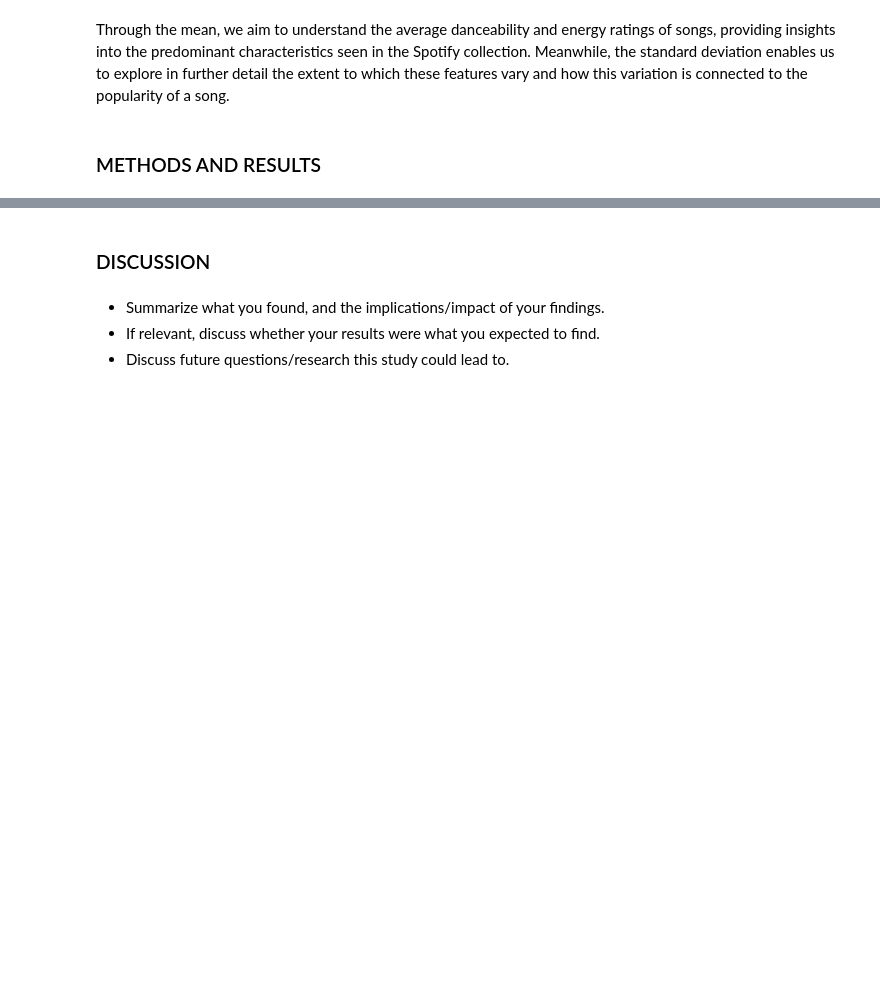
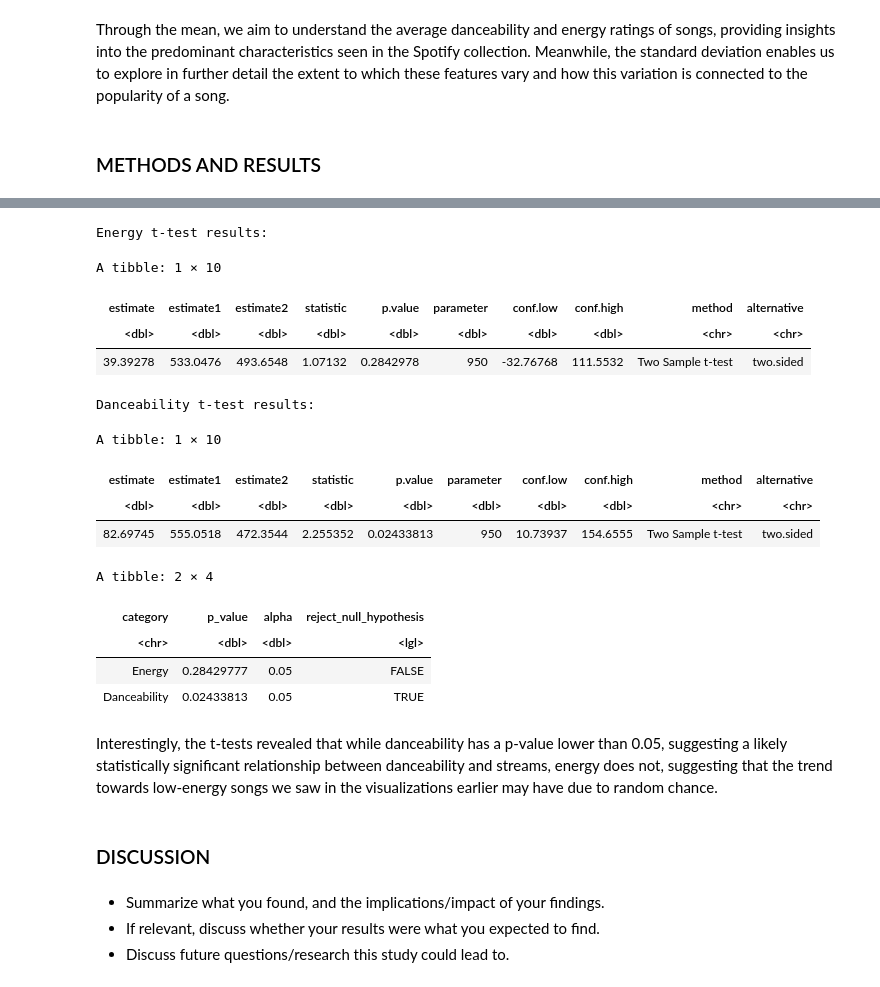
Before and after one commit to HaoyuYou/STAT-201-Group-Project, a Jupyter notebook: FINAL REPORT.ipynb, the cells around one changed output, grey strips where cells are left out. Saved outputs shown, nothing was run; the diff lists cells and outputs as text; code cells hidden in the pictures; blank space fills up the shorter version.

Commit message:
Added Methods Draft

```diff
--- a/FINAL REPORT.ipynb
+++ b/FINAL REPORT.ipynb
@@ -37,0 +76,16 @@ Do you think one of bootstrapping or asymptotics is more appropriate than the ot
+# %%
+half_boundary_energy <- spotify %>%
+    select(energy) %>%
+    pull() %>%
+    quantile(1/2)
+
+half_boundary_danceability <- spotify %>%
+    select(danceability) %>%
+    pull() %>%
+    quantile(1/2)
+
+spotify_categorized <- spotify %>%
+    mutate(energy = cut(energy, breaks = c(0, half_boundary_energy, Inf),
+                                  labels = c("Low Energy", "High Energy")),
+           danceability = cut(danceability, breaks = c(0, half_boundary_danceability, Inf),
+                                  labels = c("Low Danceability", "High Danceability")))
@@ -38,3 +274,48 @@ Do you think one of bootstrapping or asymptotics is more appropriate than the ot
+# %%
+danceability_t_test <-
+   t.test(streams ~ danceability, data = spotify_categorized,
+              var.equal = TRUE) %>%
+  tidy()
+
+danceability_p_value <- danceability_t_test %>%
+    pull(p.value)
+
+energy_t_test <-
+   t.test(streams ~ energy, data = spotify_categorized,
+              var.equal = TRUE) %>%
+  tidy()
+
+energy_p_value <- energy_t_test %>%
+    pull(p.value)
+
+results <- tibble(category = c("Energy", "Danceability"),
+                  p_value = c(energy_p_value, danceability_p_value),
+                  alpha = c(0.05, 0.05),
+                  reject_null_hypothesis = p_value < alpha)
+
+cat("Energy t-test results:")
+energy_t_test
+cat("\nDanceability t-test results:")
+danceability_t_test
+results
+# %% [output]
+Energy t-test results:
+A tibble: 1 × 10
+| estimate | estimate1 | estimate2 | statistic | p.value | parameter | conf.low | conf.high | method | alternative |
+| <dbl> | <dbl> | <dbl> | <dbl> | <dbl> | <dbl> | <dbl> | <dbl> | <chr> | <chr> |
+| 39.39278 | 533.0476 | 493.6548 | 1.07132 | 0.2842978 | 950 | -32.76768 | 111.5532 | Two Sample t-test | two.sided |
+Danceability t-test results:
+A tibble: 1 × 10
+| estimate | estimate1 | estimate2 | statistic | p.value | parameter | conf.low | conf.high | method | alternative |
+| <dbl> | <dbl> | <dbl> | <dbl> | <dbl> | <dbl> | <dbl> | <dbl> | <chr> | <chr> |
+| 82.69745 | 555.0518 | 472.3544 | 2.255352 | 0.02433813 | 950 | 10.73937 | 154.6555 | Two Sample t-test | two.sided |
+A tibble: 2 × 4
+| category | p_value | alpha | reject_null_hypothesis |
+| <chr> | <dbl> | <dbl> | <lgl> |
+| Energy | 0.28429777 | 0.05 | FALSE |
+| Danceability | 0.02433813 | 0.05 | TRUE |
+# %% [markdown]
+Interestingly, the t-tests revealed that while danceability has a p-value lower than 0.05, suggesting a likely statistically significant relationship between danceability and streams, energy does not, suggesting that the trend towards low-energy songs we saw in the visualizations earlier may have due to random chance.
 # %% [markdown]
 ### DISCUSSION
 # %% [markdown]
```
Also changed, not shown: parts of 10 cells of this notebook.
